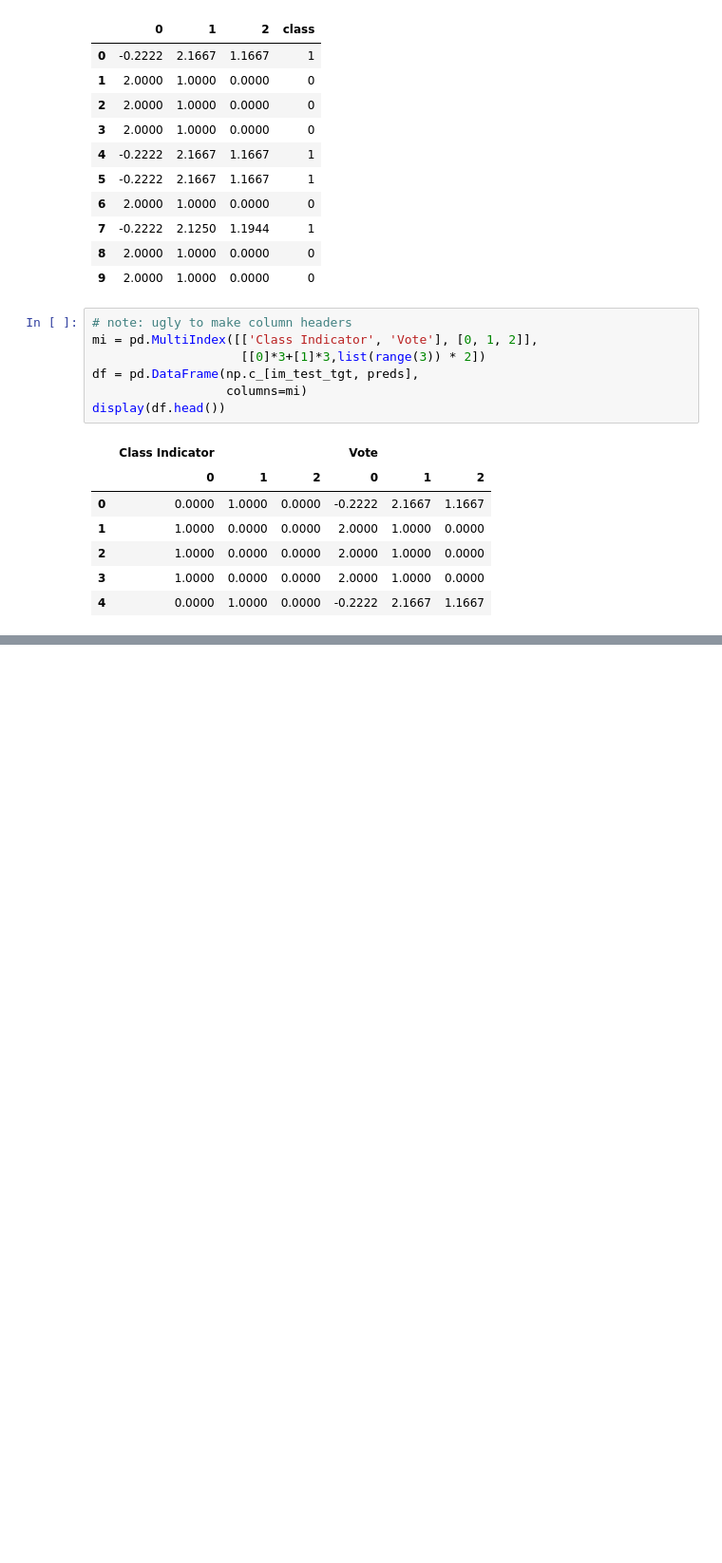
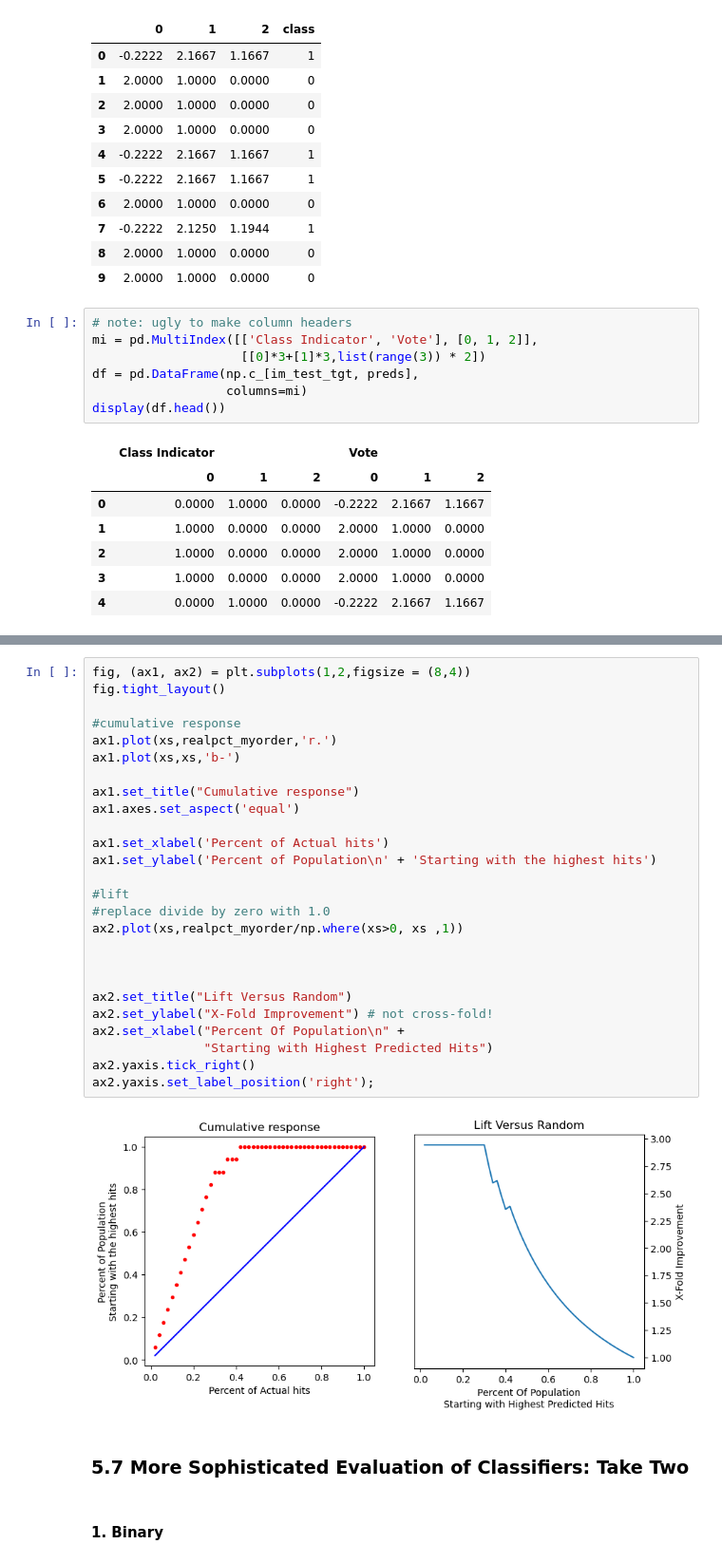
Before and after one commit to ritikb96/MLWPY, a Jupyter notebook: 5_Evaluating_Classifiers.ipynb, the cells around one changed output, grey strips where cells are left out. Shown at 95% size. Saved outputs shown, nothing was run; the diff lists cells and outputs as text; blank space fills up the shorter version.

```diff
--- a/5_Evaluating_Classifiers.ipynb
+++ b/5_Evaluating_Classifiers.ipynb
@@ -330,0 +365,32 @@ display(df.head())
+# %%
+fig, (ax1, ax2) = plt.subplots(1,2,figsize = (8,4))
+fig.tight_layout()
+
+#cumulative response
+ax1.plot(xs,realpct_myorder,'r.')
+ax1.plot(xs,xs,'b-')
+
+ax1.set_title("Cumulative response")
+ax1.axes.set_aspect('equal')
+
+ax1.set_xlabel('Percent of Actual hits')
+ax1.set_ylabel('Percent of Population\n' + 'Starting with the highest hits')
+
+#lift
+#replace divide by zero with 1.0
+ax2.plot(xs,realpct_myorder/np.where(xs>0, xs ,1))
+
+
+
+ax2.set_title("Lift Versus Random")
+ax2.set_ylabel("X-Fold Improvement") # not cross-fold!
+ax2.set_xlabel("Percent Of Population\n" +
+               "Starting with Highest Predicted Hits")
+ax2.yaxis.tick_right()
+ax2.yaxis.set_label_position('right');
+# %% [output]
+[figure, added]
+# %% [markdown]
+### 5.7 More Sophisticated Evaluation of Classifiers: Take Two
+# %% [markdown]
+#### 1. Binary
```
Also changed, not shown: parts of 7 cells of this notebook.
